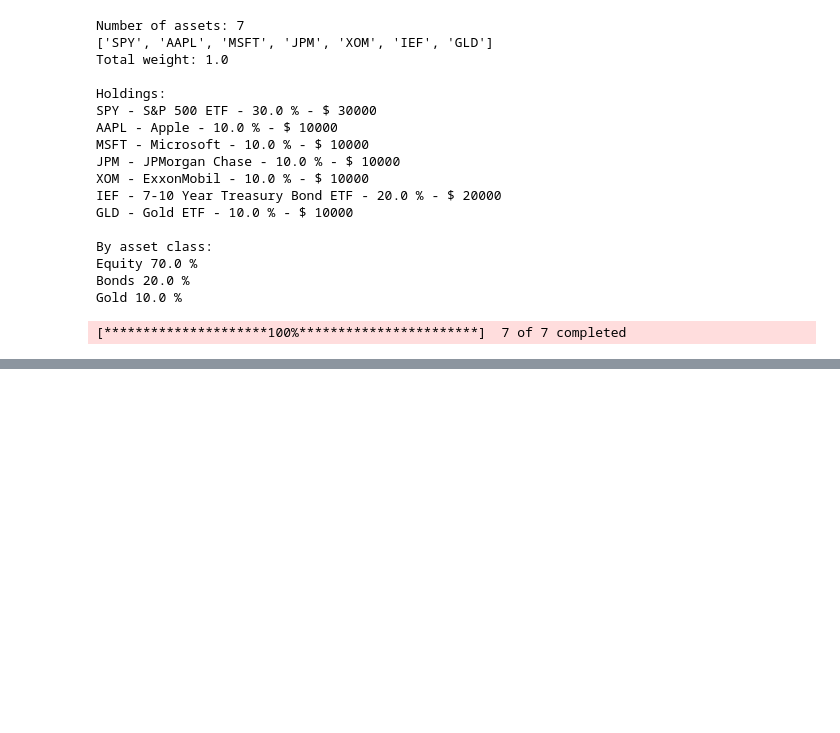
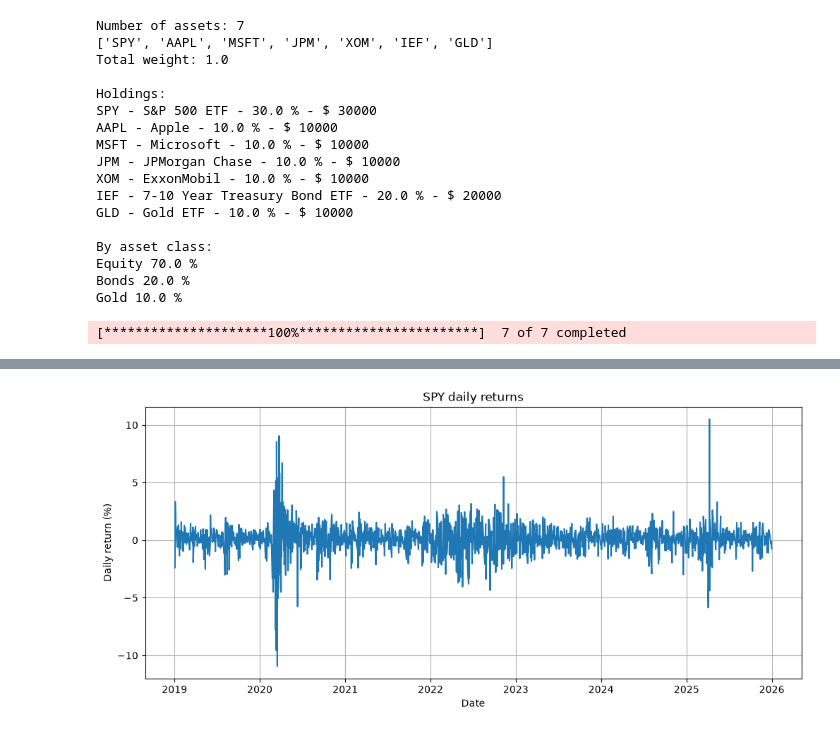
Before and after one commit to alexandrosch27/portfolio-risk-analysis, a Jupyter notebook: portfolio-risk-analysis.ipynb, the cells around one changed output, grey strips where cells are left out. Drawn from its saved outputs; the diff is of its cells as text; code cells hidden in the pictures; blank space fills up the shorter version.

```diff
--- a/portfolio-risk-analysis.ipynb
+++ b/portfolio-risk-analysis.ipynb
@@ -175,0 +210,12 @@ plt.show()
+# %%
+#Daily returns
+
+returns = pd.DataFrame()
+for ticker in tickers:
+    returns[ticker] = prices[ticker].pct_change()
+
+# first row empty as no previoys day to compare
+returns = returns.dropna()
+
+print(returns.head())
+print("Number of daily returns:", len(returns))
@@ -175,0 +269,10 @@ plt.show()
+# %%
+plt.figure(figsize=(12, 5))
+plt.plot(returns.index, returns["SPY"] * 100)
+plt.title("SPY daily returns")
+plt.xlabel("Date")
+plt.ylabel("Daily return (%)")
+plt.grid(True)
+plt.show()
+# %% [output]
+[figure, added]
```
Also changed, not shown: parts of 16 cells of this notebook.
